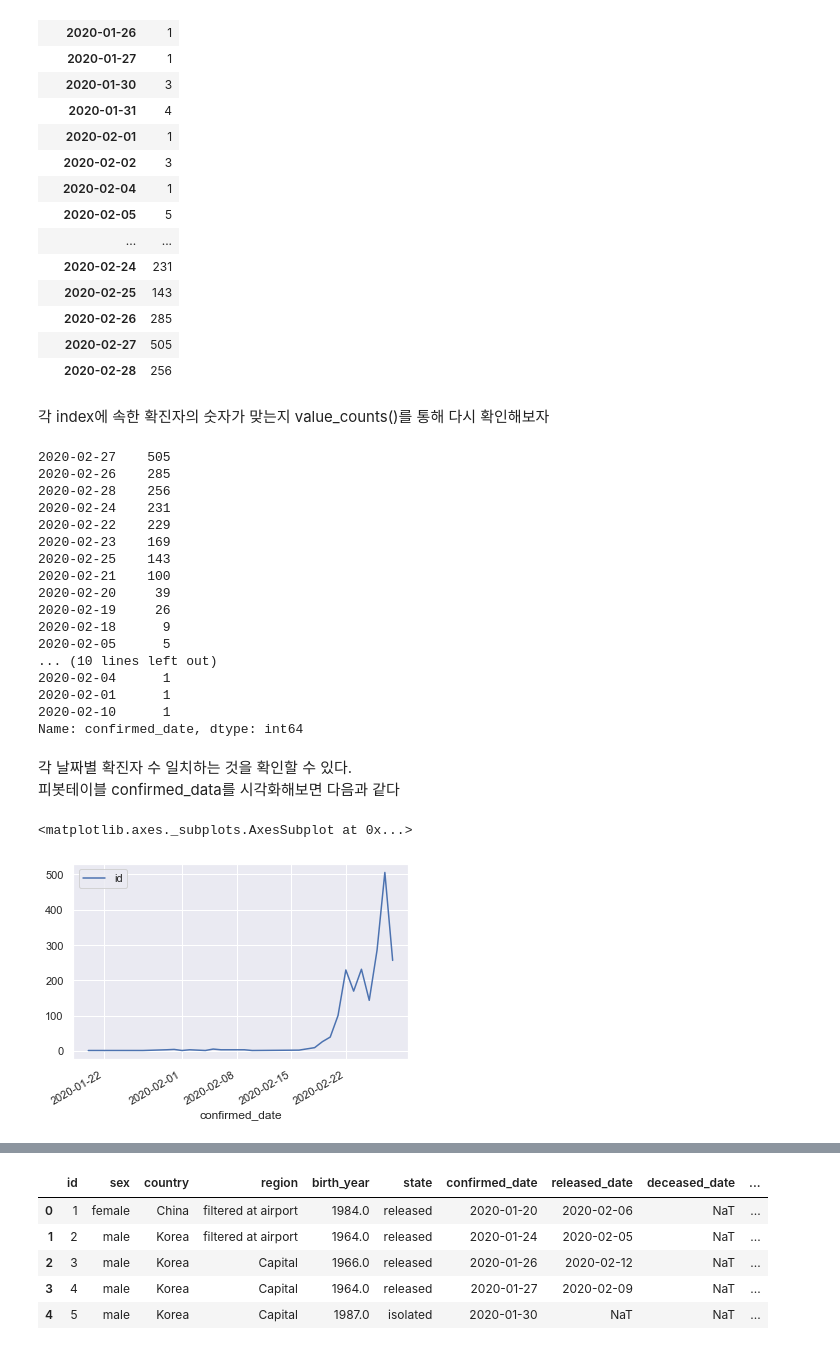
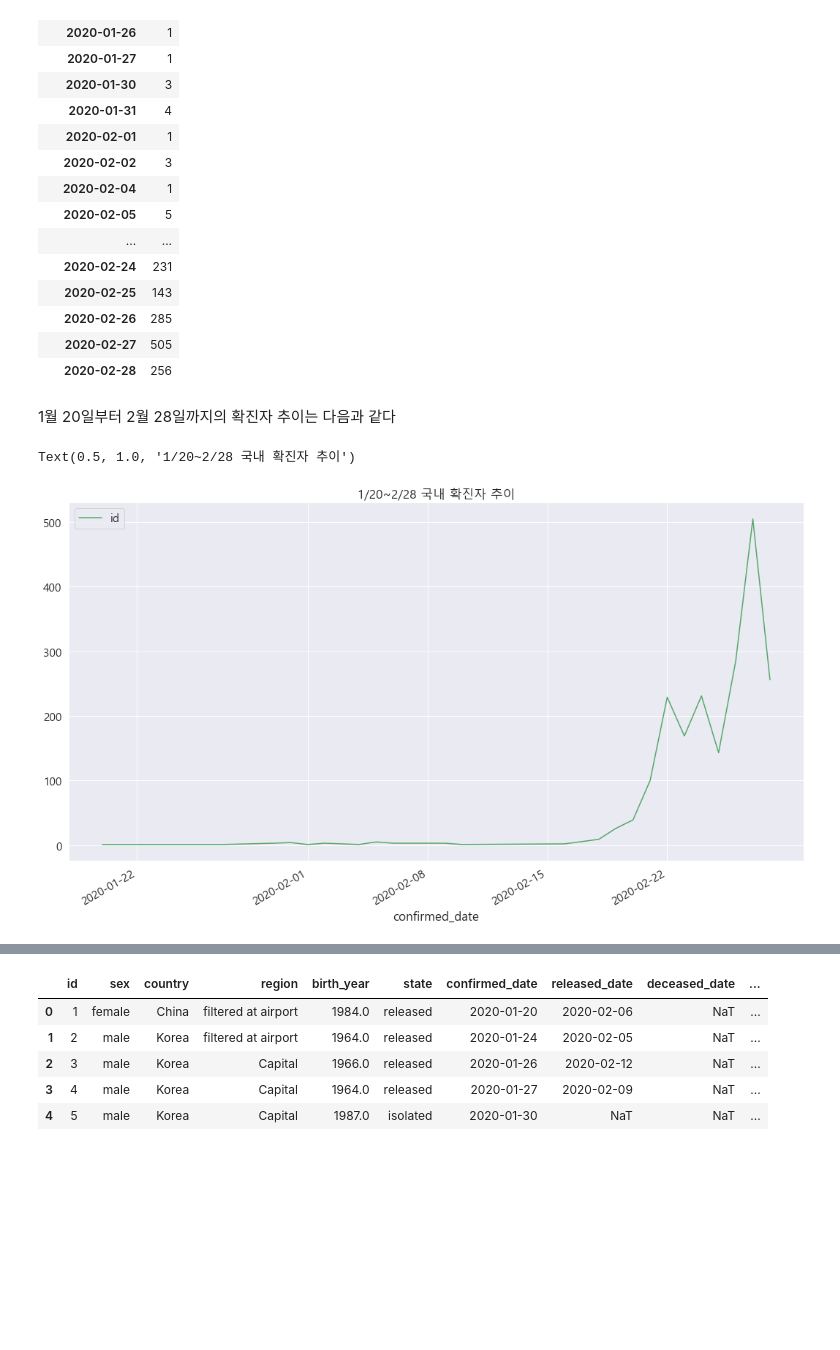
Before and after one commit to Aliasss/2020project, a Jupyter notebook: corona_kaggle_data.ipynb, the cells around one changed output, grey strips where cells are left out. Drawn from its saved outputs; the diff is of its cells as text; code cells hidden in the pictures; blank space fills up the shorter version.

```diff
--- a/corona_kaggle_data.ipynb
+++ b/corona_kaggle_data.ipynb
@@ -390,34 +335,13 @@ confirmed_data
 | 2020-02-26 | 285 |
 | 2020-02-27 | 505 |
 | 2020-02-28 | 256 |
-# %% [markdown]
-각 index에 속한 확진자의 숫자가 맞는지 value_counts()를 통해 다시 확인해보자
-# %%
-patient['confirmed_date'].value_counts()
-# %% [output]
-2020-02-27    505
-2020-02-26    285
-2020-02-28    256
-2020-02-24    231
-2020-02-22    229
-2020-02-23    169
-2020-02-25    143
-2020-02-21    100
-2020-02-20     39
-2020-02-19     26
-2020-02-18      9
-2020-02-05      5
-... (10 lines left out)
-2020-02-04      1
-2020-02-01      1
-2020-02-10      1
-Name: confirmed_date, dtype: int64
-# %% [markdown]
-각 날짜별 확진자 수 일치하는 것을 확인할 수 있다.
-피봇테이블 confirmed_data를 시각화해보면 다음과 같다
-# %%
-sns.set(font_scale=1.0)
-confirmed_data.plot()
-# %% [output]
-<matplotlib.axes._subplots.AxesSubplot at 0x...>
-[figure, removed]
+# %% [markdown]
+1월 20일부터 2월 28일까지의 확진자 추이는 다음과 같다
+# %%
+sns.set(font_scale=1.4)
+plt.rc('font', family='Malgun Gothic')
+confirmed.plot(color='g', figsize=(18, 10))
+plt.title('1/20~2/28 국내 확진자 추이')
+# %% [output]
+Text(0.5, 1.0, '1/20~2/28 국내 확진자 추이')
+[figure, added]
```
Also changed, not shown: parts of 38 cells of this notebook.
